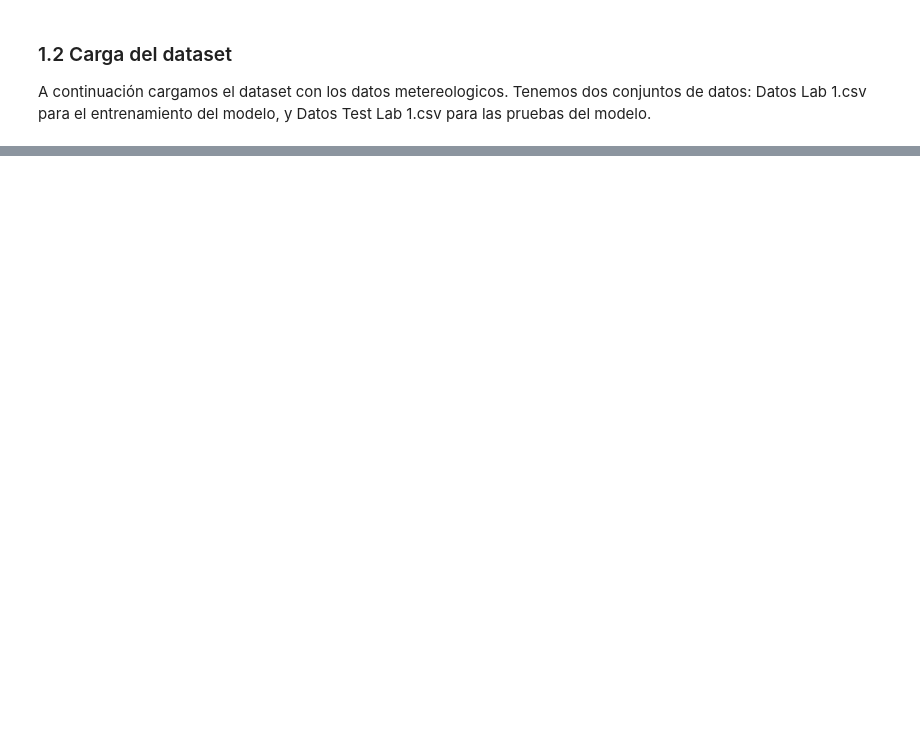
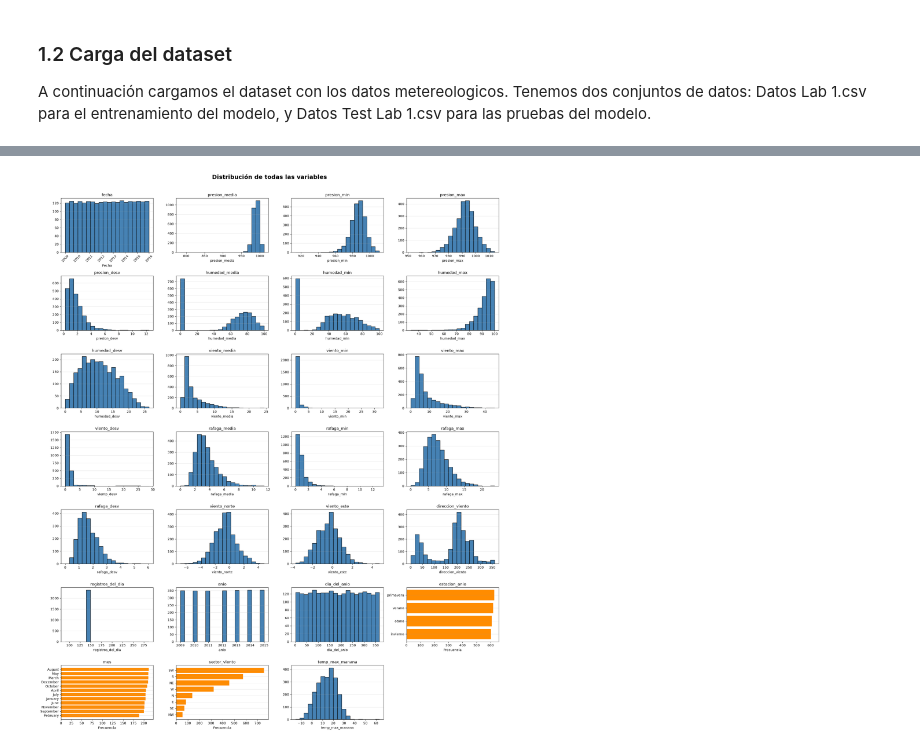
Before and after one commit to PedroSTrujillo/labs-aprendizaje-de-maquina, a Jupyter notebook: L1 copy/lab1.ipynb, the cells around one changed output, grey strips where cells are left out. Saved outputs shown, nothing was run; the diff lists cells and outputs as text; code cells hidden in the pictures; blank space fills up the shorter version.

```diff
--- a/L1 copy/lab1.ipynb
+++ b/L1 copy/lab1.ipynb
@@ -32,0 +616,14 @@ data_meteo.info()
+# %%
+data["_nulos"] = data.isna().sum()
+
+data = (
+    data.sort_values("_nulos")
+        .drop_duplicates(subset="fecha", keep="first")
+        .drop(columns="_nulos")
+)
+
+dup_table = data[data["fecha"].duplicated(keep=False)]
+print("Numero de fechas repetidas: ", len(dup_table))
+print("Numero de duplicados exactos:", int(data.duplicated(keep=False).sum()))
+print("Número de filas: ", len(data))
+data.describe()
@@ -32,0 +648,64 @@ data_meteo.info()
+# %%
+# Copia para no modificar el dataset original
+datos_graficos = data.copy()
+
+# Convertimos la fecha a formato datetime
+if "fecha" in datos_graficos.columns:
+    datos_graficos["fecha"] = pd.to_datetime(
+        datos_graficos["fecha"], errors="coerce"
+    )
+
+n_columnas = 4
+n_filas = int(np.ceil(len(datos_graficos.columns) / n_columnas))
+
+fig, axes = plt.subplots(
+    n_filas,
+    n_columnas,
+    figsize=(20, n_filas * 3.5)
+)
+
+axes = np.array(axes).ravel()
+
+for ax, columna in zip(axes, datos_graficos.columns):
+    serie = datos_graficos[columna].dropna()
+
+    if columna == "fecha":
+        ax.hist(serie, bins=20, color="steelblue", edgecolor="black")
+        ax.set_xlabel("Fecha")
+        ax.tick_params(axis="x", rotation=45)
+
+    elif pd.api.types.is_numeric_dtype(serie):
+        ax.hist(serie, bins=20, color="steelblue", edgecolor="black")
+        ax.set_xlabel(columna)
+
+    else:
+        frecuencias = (
+            serie.astype(str)
+            .value_counts()
+            .head(15)
+            .sort_values(ascending=True)
+        )
+        ax.barh(
+            frecuencias.index,
+            frecuencias.values,
+            color="darkorange"
+        )
+        ax.set_xlabel("Frecuencia")
+
+    ax.set_title(columna)
+    ax.grid(axis="y", alpha=0.3)
+
+# Ocultar subgráficos sobrantes
+for ax in axes[len(datos_graficos.columns):]:
+    ax.set_visible(False)
+
+fig.suptitle(
+    "Distribución de todas las variables",
+    fontsize=18,
+    fontweight="bold"
+)
+
+plt.tight_layout(rect=[0, 0, 1, 0.97])
+plt.show()
+# %% [output]
+[figure, added]
```
Also changed, not shown: parts of 82 cells of this notebook.
